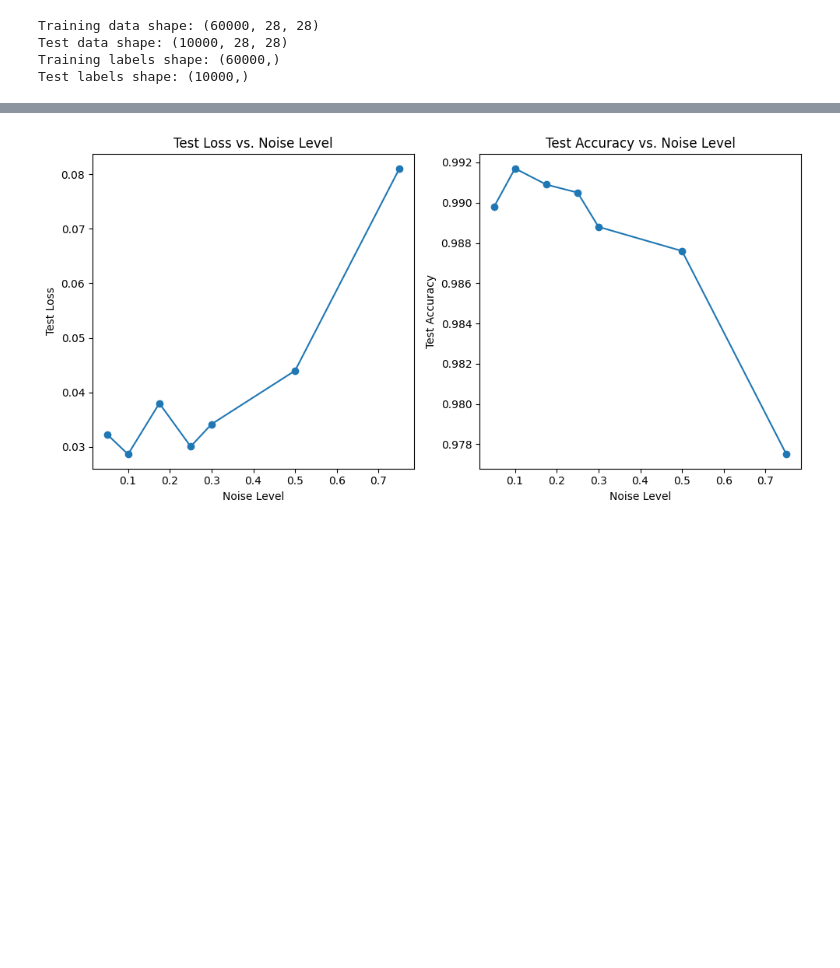
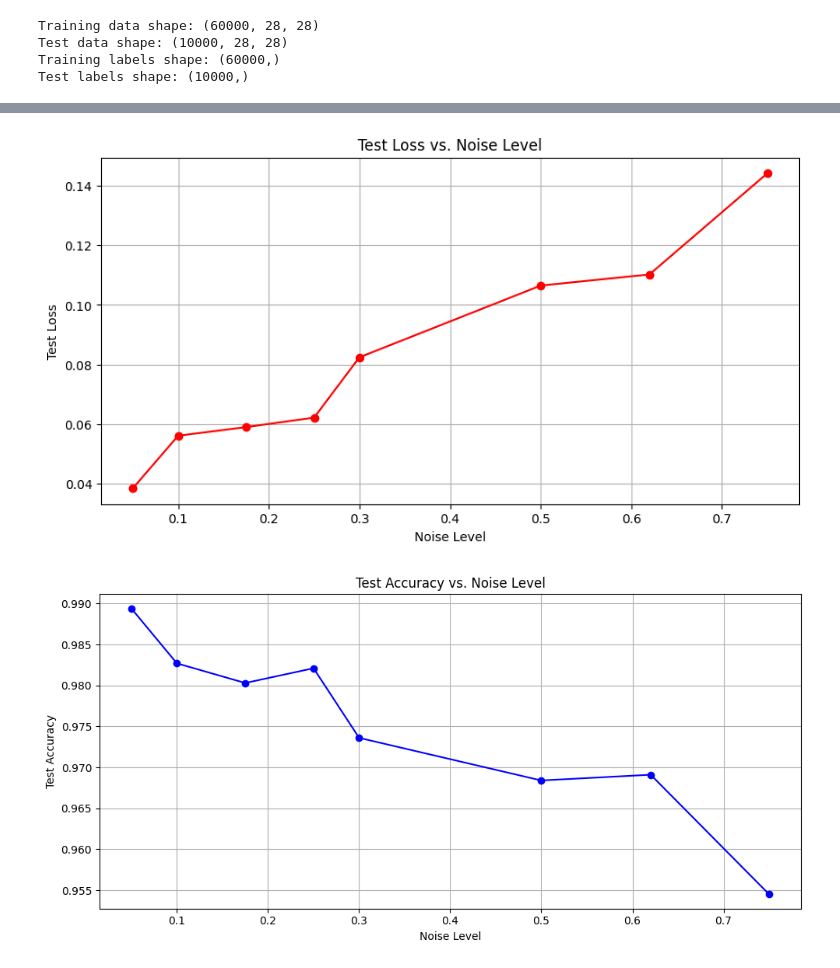
Before and after one commit to csci595-research-lit-spring-2024/595-class-project-spring-2024-bharathmp09, a Jupyter notebook: notebooks/research_project.ipynb, the cells around one changed output, grey strips where cells are left out. Cells and saved outputs as stored; diff of their text form; code cells hidden in the pictures; blank space fills up the shorter version.

```diff
--- a/notebooks/research_project.ipynb
+++ b/notebooks/research_project.ipynb
@@ -100,7 +100,7 @@ def add_noise_to_mnist(images, noise_level):
     return noisy_images
 # %%
 # Define noise levels
-noise_levels = [0.05, 0.1, 0.175, 0.25, 0.3, 0.5, 0.75]
+noise_levels = [0.05, 0.1, 0.175, 0.25, 0.3, 0.5, 0.62, 0.75]
 
 # List to store CNN models for different noise levels
 cnn_models = []
@@ -187,27 +190,31 @@ Noise Level: 0.75, Loss: 0.08108127117156982, Accuracy: 0.9775000214576721
 # %%
-test_losses = []
-test_accuracies = []
+cnn_test_losses = []
+cnn_test_accuracies = []
 
 for result in test_results:
-    test_losses.append(result['loss'])
-    test_accuracies.append(result['accuracy'])
+    cnn_test_losses.append(result['loss'])
+    cnn_test_accuracies.append(result['accuracy'])
 
 # Plot test loss and accuracy vs. noise level
 plt.figure(figsize=(10, 5))
-plt.subplot(1, 2, 1)
-plt.plot(noise_levels, test_losses, marker='o')
+plt.plot(noise_levels, cnn_test_losses, marker='o', color = 'r')
 plt.title('Test Loss vs. Noise Level')
 plt.xlabel('Noise Level')
 plt.ylabel('Test Loss')
+plt.grid(True)
 
-plt.subplot(1, 2, 2)
-plt.plot(noise_levels, test_accuracies, marker='o')
+
+plt.figure(figsize=(10, 5))
+plt.plot(noise_levels, cnn_test_accuracies, marker='o', color = 'b')
 plt.title('Test Accuracy vs. Noise Level')
 plt.xlabel('Noise Level')
 plt.ylabel('Test Accuracy')
+plt.grid(True)
+
 
 plt.tight_layout()
 plt.show()
 # %% [output]
-[figure, old version]
+[figure, new version]
+[figure, added]
 # %%
```
Also changed, not shown: parts of 12 cells of this notebook.
